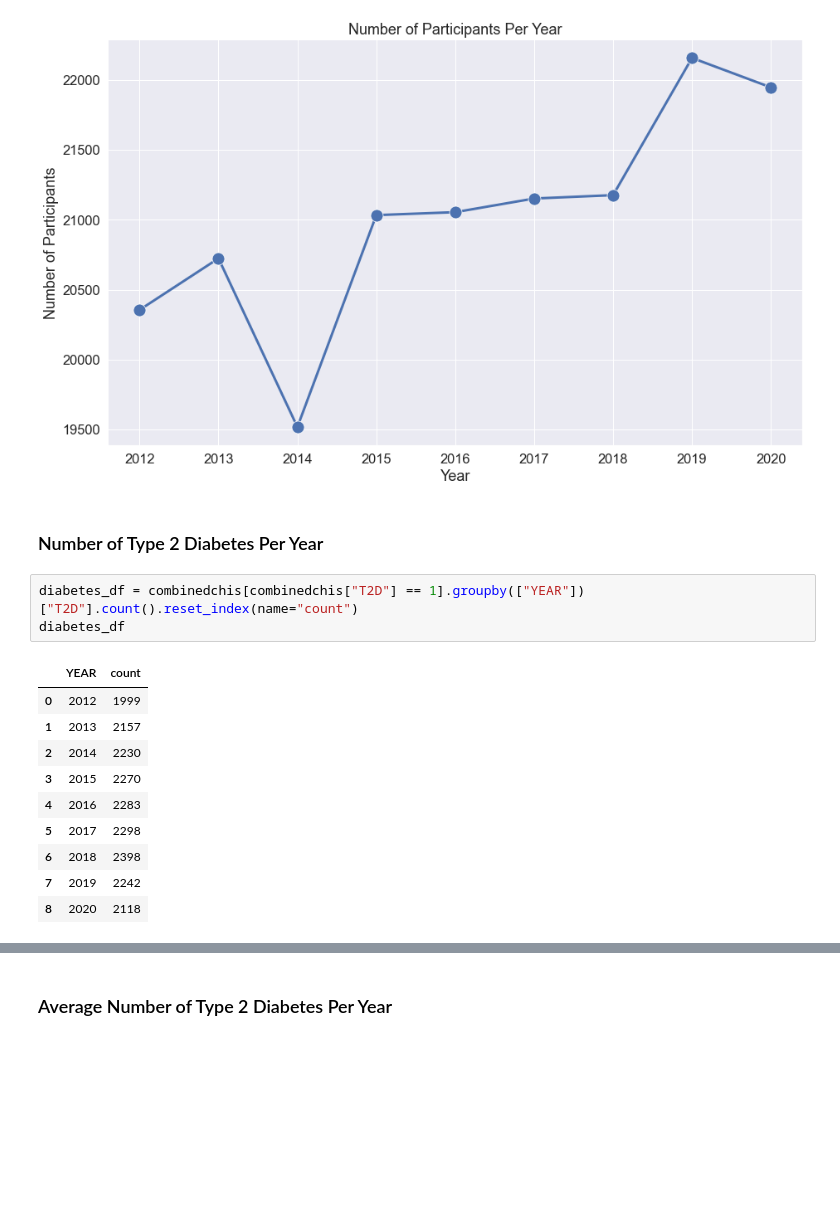
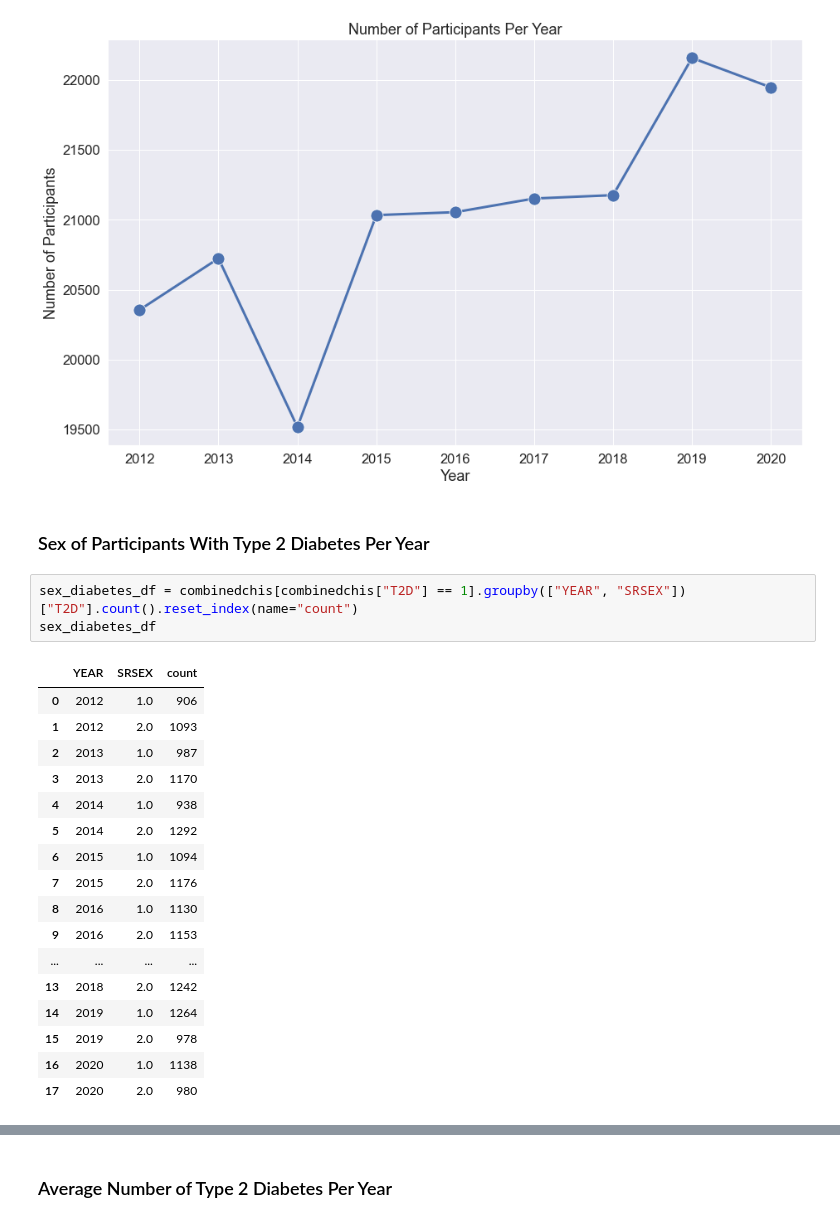
Before and after one commit to GitHubkhim/STATS170_Project, a Jupyter notebook: exploration.ipynb, the cells around one changed output, grey strips where cells are left out. Cells and saved outputs as stored; diff of their text form; blank space fills up the shorter version.

```diff
--- a/exploration.ipynb
+++ b/exploration.ipynb
@@ -99,20 +163,27 @@ plt.show()
 # %% [output]
 [figure]
 # %% [markdown]
-### Number of Type 2 Diabetes Per Year
+### Sex of Participants With Type 2 Diabetes Per Year
 # %%
-diabetes_df = combinedchis[combinedchis["T2D"] == 1].groupby(["YEAR"])["T2D"].count().reset_index(name="count")
-diabetes_df
+sex_diabetes_df = combinedchis[combinedchis["T2D"] == 1].groupby(["YEAR", "SRSEX"])["T2D"].count().reset_index(name="count")
+sex_diabetes_df
 # %% [output]
-|  | YEAR | count |
-| 0 | 2012 | 1999 |
-| 1 | 2013 | 2157 |
-| 2 | 2014 | 2230 |
-| 3 | 2015 | 2270 |
-| 4 | 2016 | 2283 |
-| 5 | 2017 | 2298 |
-| 6 | 2018 | 2398 |
-| 7 | 2019 | 2242 |
-| 8 | 2020 | 2118 |
+|  | YEAR | SRSEX | count |
+| 0 | 2012 | 1.0 | 906 |
+| 1 | 2012 | 2.0 | 1093 |
+| 2 | 2013 | 1.0 | 987 |
+| 3 | 2013 | 2.0 | 1170 |
+| 4 | 2014 | 1.0 | 938 |
+| 5 | 2014 | 2.0 | 1292 |
+| 6 | 2015 | 1.0 | 1094 |
+| 7 | 2015 | 2.0 | 1176 |
+| 8 | 2016 | 1.0 | 1130 |
+| 9 | 2016 | 2.0 | 1153 |
+| ... | ... | ... | ... |
+| 13 | 2018 | 2.0 | 1242 |
+| 14 | 2019 | 1.0 | 1264 |
+| 15 | 2019 | 2.0 | 978 |
+| 16 | 2020 | 1.0 | 1138 |
+| 17 | 2020 | 2.0 | 980 |
 # %%
 plt.figure(figsize=(15, 9))
```
Also changed, not shown: parts of 13 cells of this notebook.
